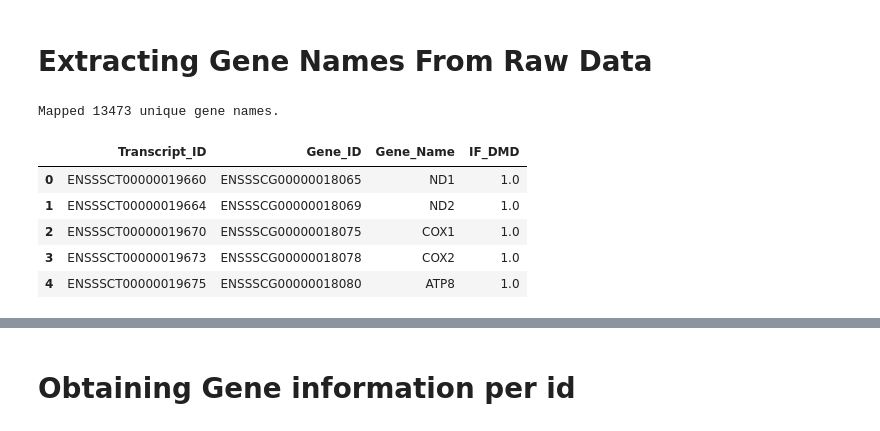
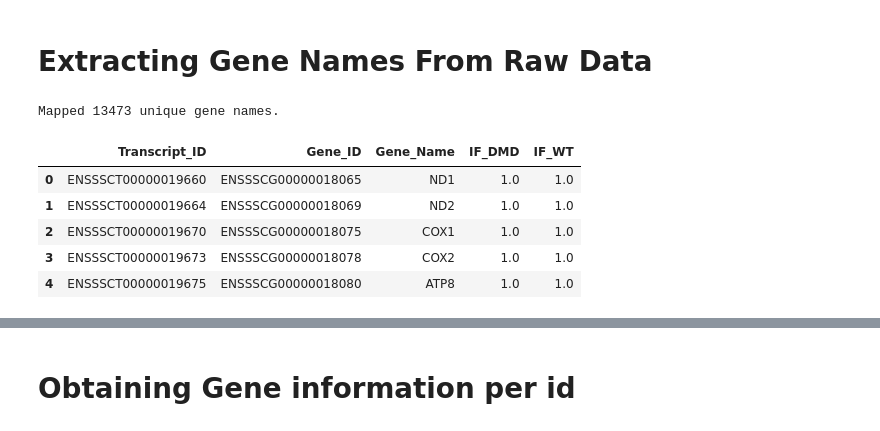
Before and after one commit to MissileXCrisis/EVA, a Jupyter notebook: notebooks/02_FASTA_Salmon_EDA.ipynb, the cells around one changed output, grey strips where cells are left out. Drawn from its saved outputs; the diff is of its cells as text; code cells hidden in the pictures.

```diff
--- a/notebooks/02_FASTA_Salmon_EDA.ipynb
+++ b/notebooks/02_FASTA_Salmon_EDA.ipynb
@@ -211,39 +175,39 @@ from pathlib import Path
 import pandas as pd
 
 # Load existing splicing matrix
-df = pd.read_csv("../data/processed/dmd_splicing_matrix.csv")
+df = pd.read_csv("../data/processed/splicing_matrix.csv")
 
 # Extract Gene_ID -> Gene_Name map from FASTA
 fasta_path = Path("../data/reference/Sus_scrofa.Sscrofa11.1.cdna.all.fa.gz")
 gene_map = {}
 
 with gzip.open(fasta_path, "rt") as handle:
     for line in handle:
         if line.startswith(">"):
             parts = line.strip().split()
             gene_id, gene_name = None, None
 
             for part in parts:
                 if part.startswith("gene:"):
                     gene_id = part.split(":")[1].split(".")[0]
                 elif part.startswith("gene_symbol:"):
                     gene_name = part.split(":")[1]
 
             if gene_id and gene_name:
                 gene_map[gene_id] = gene_name
 
 # Map names and fall back to Gene_ID if no symbol exists
 df["Gene_Name"] = df["Gene_ID"].map(gene_map).fillna(df["Gene_ID"])
 
 # Save updated CSV
-df.to_csv("../data/processed/dmd_splicing_matrix.csv", index=False)
+df.to_csv("../data/processed/splicing_matrix.csv", index=False)
 print(f"Mapped {df['Gene_Name'].nunique()} unique gene names.")
-df[["Transcript_ID", "Gene_ID", "Gene_Name", "IF_DMD"]].head()
+df[["Transcript_ID", "Gene_ID", "Gene_Name", "IF_DMD","IF_WT"]].head()
 # %% [output]
 Mapped 13473 unique gene names.
-|  | Transcript_ID | Gene_ID | Gene_Name | IF_DMD |
-| 0 | ENSSSCT00000019660 | ENSSSCG00000018065 | ND1 | 1.0 |
-| 1 | ENSSSCT00000019664 | ENSSSCG00000018069 | ND2 | 1.0 |
-| 2 | ENSSSCT00000019670 | ENSSSCG00000018075 | COX1 | 1.0 |
-| 3 | ENSSSCT00000019673 | ENSSSCG00000018078 | COX2 | 1.0 |
-| 4 | ENSSSCT00000019675 | ENSSSCG00000018080 | ATP8 | 1.0 |
+|  | Transcript_ID | Gene_ID | Gene_Name | IF_DMD | IF_WT |
+| 0 | ENSSSCT00000019660 | ENSSSCG00000018065 | ND1 | 1.0 | 1.0 |
+| 1 | ENSSSCT00000019664 | ENSSSCG00000018069 | ND2 | 1.0 | 1.0 |
+| 2 | ENSSSCT00000019670 | ENSSSCG00000018075 | COX1 | 1.0 | 1.0 |
+| 3 | ENSSSCT00000019673 | ENSSSCG00000018078 | COX2 | 1.0 | 1.0 |
+| 4 | ENSSSCT00000019675 | ENSSSCG00000018080 | ATP8 | 1.0 | 1.0 |
```
Also changed, not shown: parts of 21 cells of this notebook, 2 other files.
